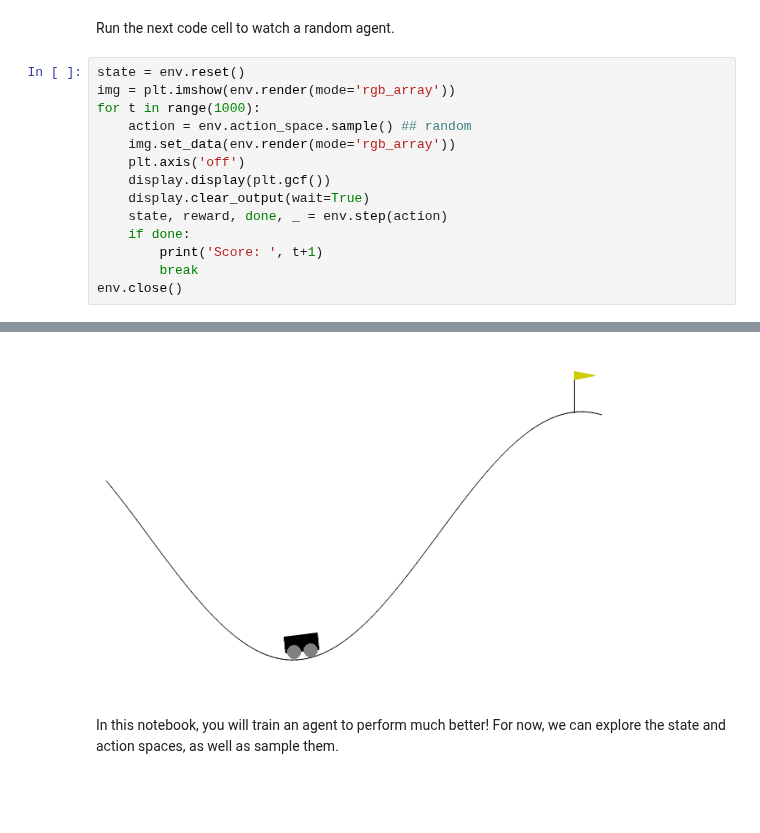
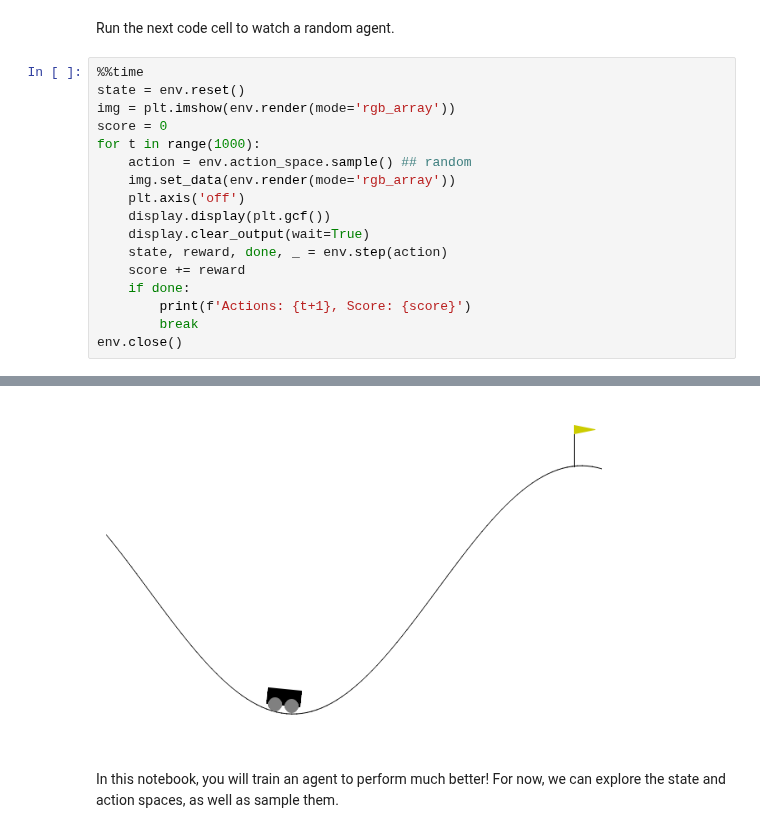
Before and after one commit to Nov05/Google-Colaboratory, a Jupyter notebook: 20240201_Discretization.ipynb, the cells around one changed output, grey strips where cells are left out. Drawn from its saved outputs; the diff is of its cells as text; blank space fills up the shorter version.

```diff
--- a/20240201_Discretization.ipynb
+++ b/20240201_Discretization.ipynb
@@ -116,8 +111,10 @@ env.seed(505);
 # %% [markdown]
 Run the next code cell to watch a random agent.
 # %%
+%%time
 state = env.reset()
 img = plt.imshow(env.render(mode='rgb_array'))
+score = 0
 for t in range(1000):
     action = env.action_space.sample() ## random
     img.set_data(env.render(mode='rgb_array'))
@@ -125,8 +122,9 @@ for t in range(1000):
     display.display(plt.gcf())
     display.clear_output(wait=True)
     state, reward, done, _ = env.step(action)
+    score += reward
     if done:
-        print('Score: ', t+1)
+        print(f'Actions: {t+1}, Score: {score}')
         break
 env.close()
 # %% [output]
@@ -134,4 +134,4 @@ Score:  200
-[figure, old version]
+[figure, new version]
 # %% [markdown]
 In this notebook, you will train an agent to perform much better!  For now, we can explore the state and action spaces, as well as sample them.
 # %%
```
Also changed, not shown: parts of 4 cells of this notebook.
